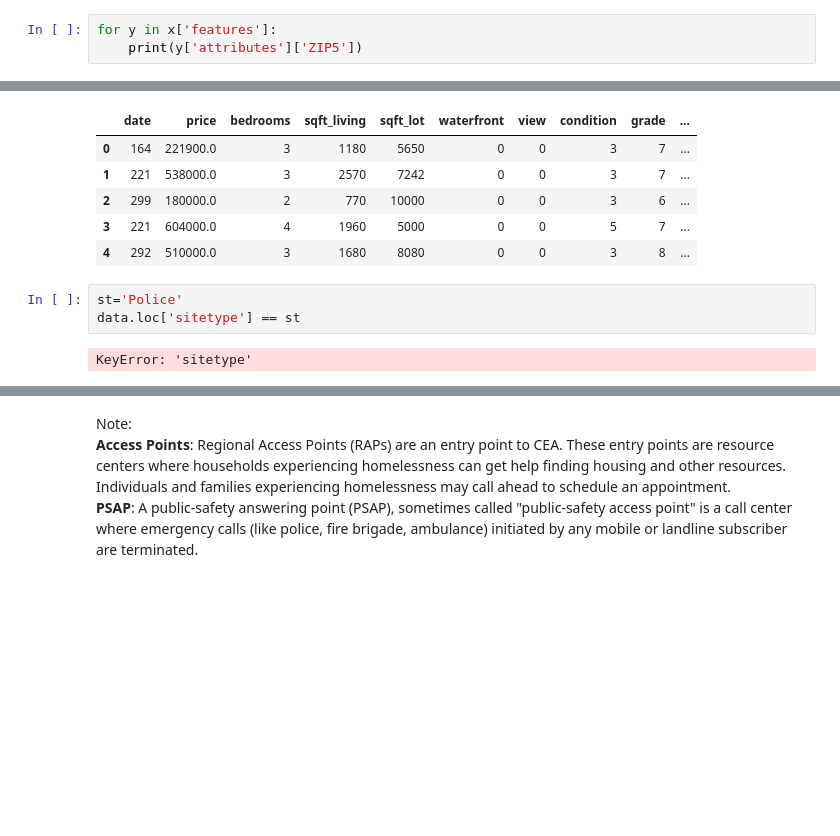
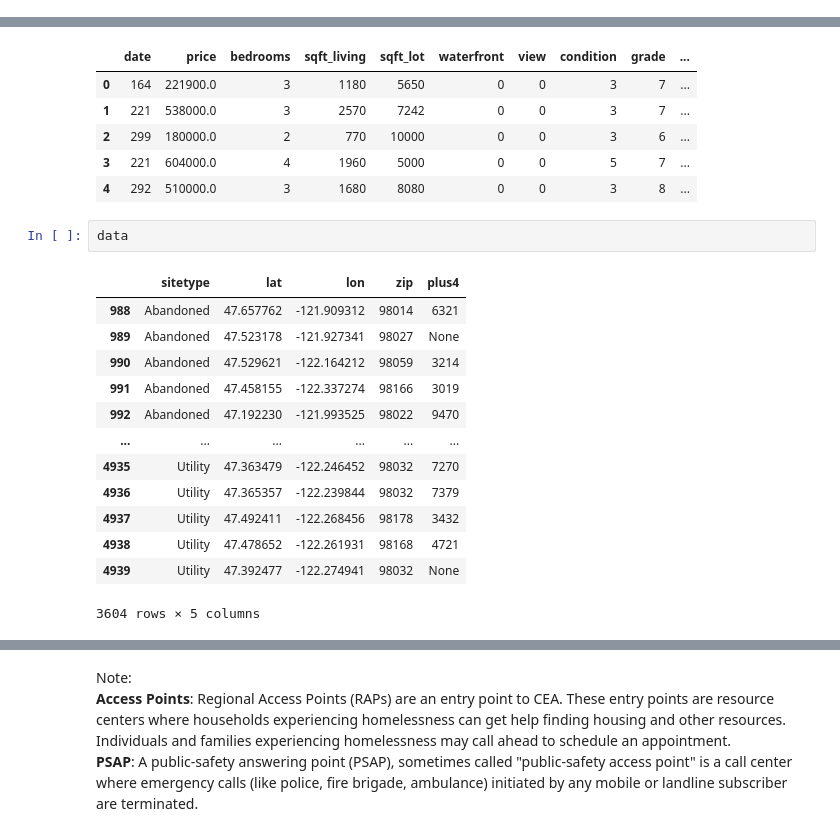
Before and after one commit to Maltanno/Phase2_Project, a Jupyter notebook: Data_Acquisition.ipynb, the cells around one changed output, grey strips where cells are left out. Cells and saved outputs as stored; diff of their text form; blank space fills up the shorter version.

```diff
--- a/Data_Acquisition.ipynb
+++ b/Data_Acquisition.ipynb
@@ -72,3 +58,0 @@ resp.text
-# %%
-for y in x['features']:
-    print(y['attributes']['ZIP5'])
@@ -145,11 +113,22 @@ clean.head()
 | 2 | 299 | 180000.0 | 2 | 770 | 10000 | 0 | 0 | 3 | 6 | ... |
 | 3 | 221 | 604000.0 | 4 | 1960 | 5000 | 0 | 0 | 5 | 7 | ... |
 | 4 | 292 | 510000.0 | 3 | 1680 | 8080 | 0 | 0 | 3 | 8 | ... |
-# %%
-st='Police'
-data.loc['sitetype'] == st
-# %% [output]
-KeyError: 'sitetype'
+# %%
+data
+# %% [output]
+|  | sitetype | lat | lon | zip | plus4 |
+| 988 | Abandoned | 47.657762 | -121.909312 | 98014 | 6321 |
+| 989 | Abandoned | 47.523178 | -121.927341 | 98027 | None |
+| 990 | Abandoned | 47.529621 | -122.164212 | 98059 | 3214 |
+| 991 | Abandoned | 47.458155 | -122.337274 | 98166 | 3019 |
+| 992 | Abandoned | 47.192230 | -121.993525 | 98022 | 9470 |
+| ... | ... | ... | ... | ... | ... |
+| 4935 | Utility | 47.363479 | -122.246452 | 98032 | 7270 |
+| 4936 | Utility | 47.365357 | -122.239844 | 98032 | 7379 |
+| 4937 | Utility | 47.492411 | -122.268456 | 98178 | 3432 |
+| 4938 | Utility | 47.478652 | -122.261931 | 98168 | 4721 |
+| 4939 | Utility | 47.392477 | -122.274941 | 98032 | None |
+3604 rows × 5 columns
 # %%
 clean
 # %% [output]
```
Also changed, not shown: parts of 16 cells of this notebook, 7 other files.
